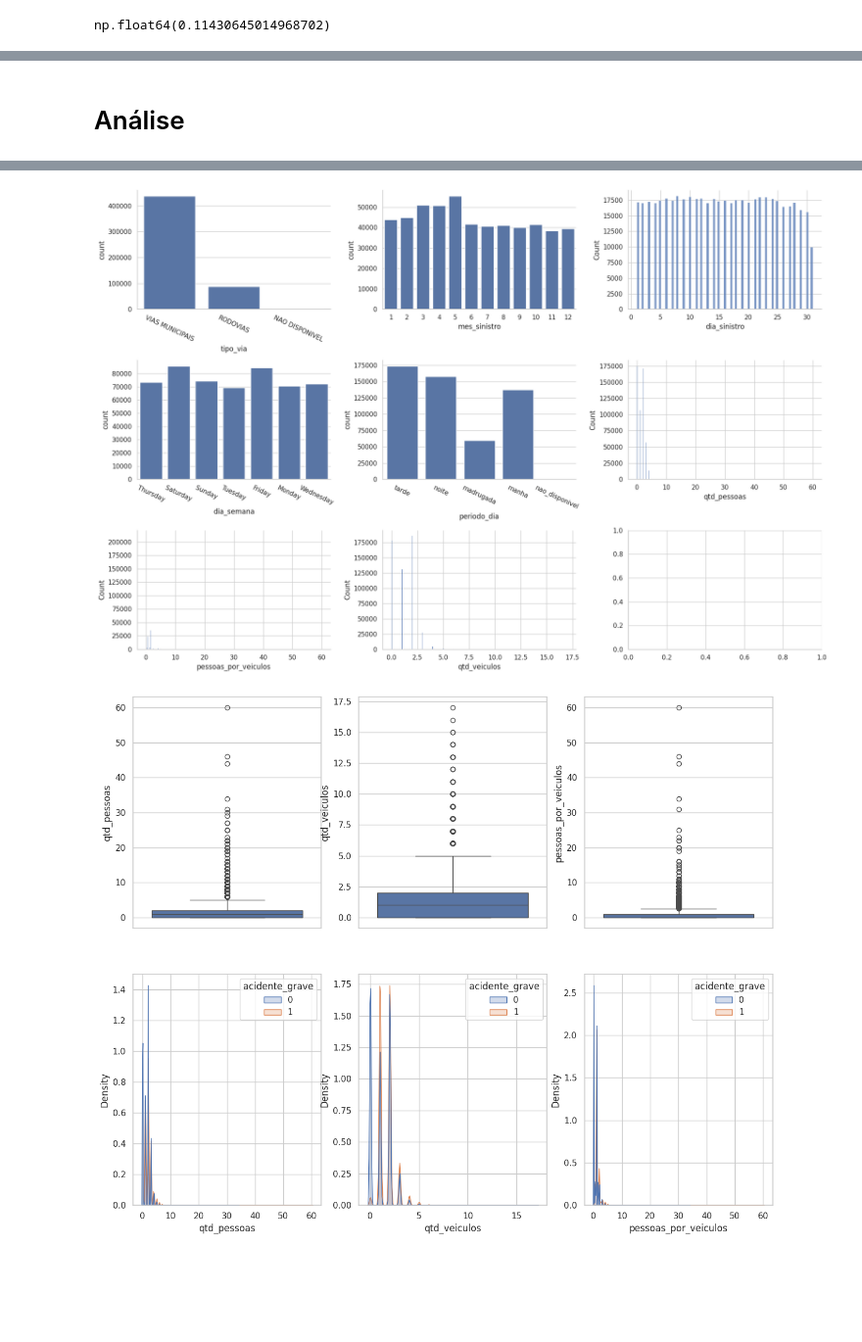
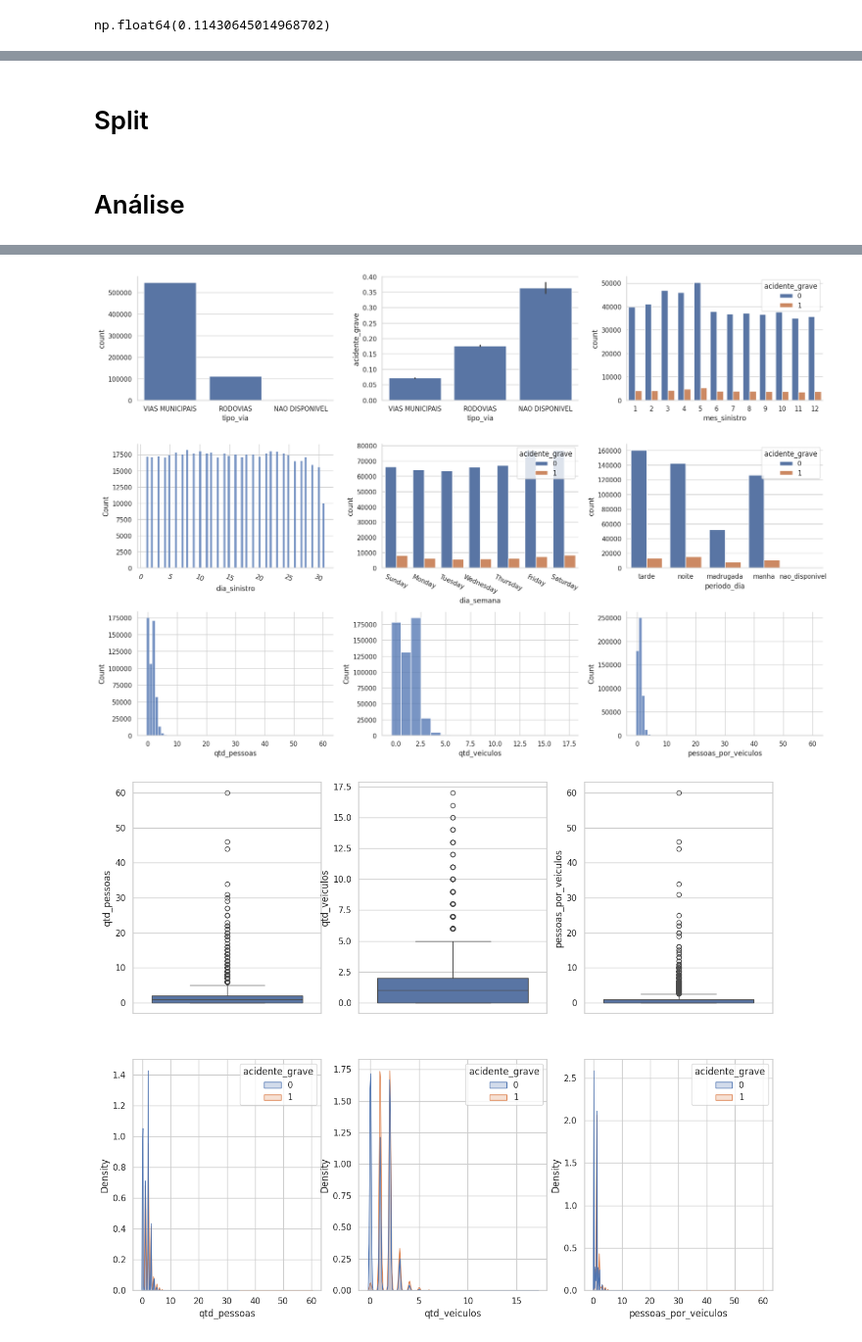
Before and after one commit to henryShoiti/predict_sinistro, a Jupyter notebook: exploration.ipynb, the cells around one changed output, grey strips where cells are left out. Shown at 98% size. Saved outputs shown, nothing was run; the diff lists cells and outputs as text; code cells hidden in the pictures; blank space fills up the shorter version.

```diff
--- a/exploration.ipynb
+++ b/exploration.ipynb
@@ -219,4 +137,6 @@ sinistro['pessoas_por_veiculos'] = sinistro['pessoas_por_veiculos'].fillna(0)
 # %%
 cat_cols = sinistro.select_dtypes('object').columns.to_list()
 num_cols = sinistro.select_dtypes(include=['int64','float64']).columns.to_list()
+# %% [markdown]
+# Split
 # %%
@@ -241,34 +160,34 @@ X_train.head()
 | 481155 | 6 | 11 | VIAS MUNICIPAIS | 0.0 | 0.0 | 0.0 | ... |
 | 102885 | 7 | 22 | VIAS MUNICIPAIS | 0.0 | 0.0 | 0.0 | ... |
 # %%
+##
 fig, ax = plt.subplots(3,3, figsize=(18,12))
 
-sns.countplot(ax = ax[0,0], data=X_train, x='tipo_via')
-ax[0,0].tick_params(axis='x',rotation=-25)
+sns.countplot(ax = ax[0,0], data=sinistro, x='tipo_via')
 
-sns.countplot(ax = ax[0,1], data=X_train, x='mes_sinistro')
+sns.barplot(ax = ax[0,1], data=sinistro, x='tipo_via', y='acidente_grave')
 
-sns.histplot(ax = ax[0,2], data=X_train, x='dia_sinistro')
+sns.countplot(ax = ax[0,2], data=X_train, x='mes_sinistro', hue=y_train)
 
-sns.countplot(ax = ax[1,0], data=X_train, x='dia_semana')
+sns.histplot(ax = ax[1,0], data=X_train, x='dia_sinistro')
+
+sns.countplot(ax = ax[1,1], data=X_train, x='dia_semana', hue=y_train, order=['Sunday','Monday','Tuesday','Wednesday','Thursday','Friday','Saturday'])
 ax[1,0].tick_params(axis='x',rotation=-25)
 
-sns.countplot(ax = ax[1,1], data=X_train, x='periodo_dia')
+sns.countplot(ax = ax[1,2], data=X_train, x='periodo_dia', hue=y_train)
 ax[1,1].tick_params(axis='x',rotation=-25)
 
-sns.histplot(ax = ax[1,2], data=X_train, x='qtd_pessoas')
+sns.histplot(ax = ax[2,0], data=X_train, x='qtd_pessoas',discrete=True)
 
-sns.histplot(ax=ax[2,1], data=X_train, x='qtd_veiculos')
+sns.histplot(ax=ax[2,1], data=X_train, x='qtd_veiculos',discrete=True)
 
-sns.histplot(ax = ax[2,0], data=X_train, x='pessoas_por_veiculos')
-
-ax[2,2].set_visible(False)
+sns.histplot(ax = ax[2,2], data=X_train, x='pessoas_por_veiculos',discrete=True)
 
 sns.despine(fig=fig)
 plt.tight_layout()
 plt.show()
 # %% [output]
-[figure, old version]
+[figure, new version]
 # %%
 # Gráficos de features numéricas
 ## !! Acredito que Pode ser automatizado com .select_dtypes()!!
```
Also changed, not shown: parts of 35 cells of this notebook, 1 other file.
